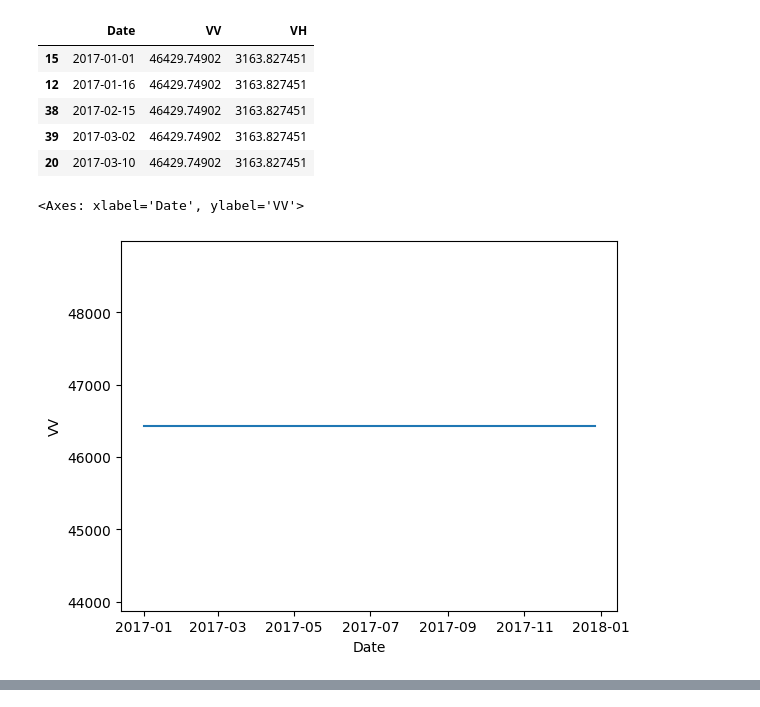
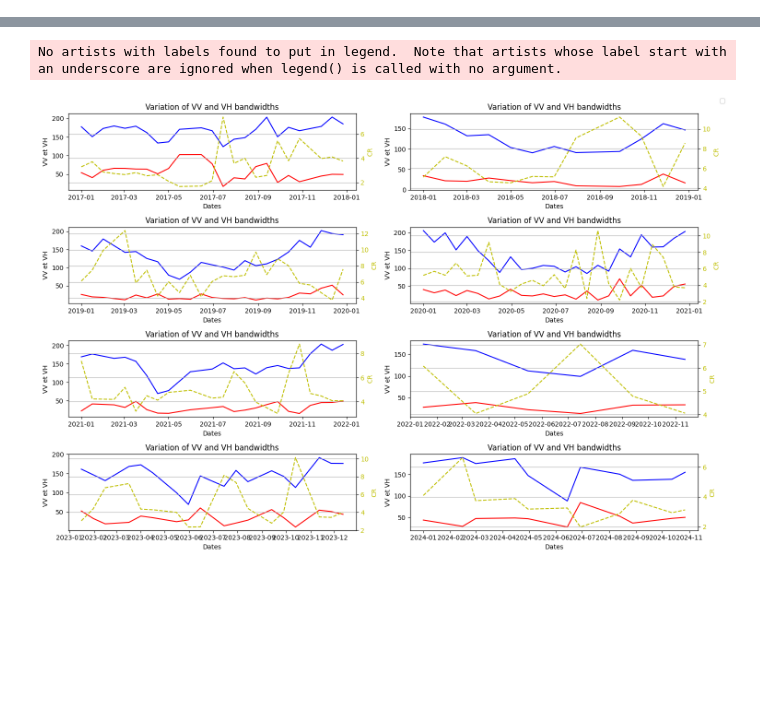
Before and after one commit to MathysVinatier/PMI_detection_TillageLabour, a Jupyter notebook: DetectingCrop/analysis_crop.ipynb, the cells around one changed output, grey strips where cells are left out. Saved outputs shown, nothing was run; the diff lists cells and outputs as text; code cells hidden in the pictures; blank space fills up the shorter version.

```diff
--- a/DetectingCrop/analysis_crop.ipynb
+++ b/DetectingCrop/analysis_crop.ipynb
@@ -15,16 +8,0 @@ files[:4]
-# %%
-df_beauvais = pd.DataFrame()
-format = '%d/%m/%y'
-
-dates = list()
-
-for f in files:
-    date        = "/".join(f.split("_")[:3])
-    date_format = datetime.datetime.strptime(date, format)
-    dates.append(date_format)
-
-df_beauvais["Date"] = dates
-df_beauvais = df_beauvais.drop_duplicates()
-df_beauvais = df_beauvais.sort_values("Date")
-
-df_beauvais.describe()
@@ -54,4 +9,3 @@ plt.colorbar(label="Intensity")
 # %%
 def get_density(image):
-    im_mean = image/255
-    return im_mean[im_mean!=0].sum()
+    return image[image!=0].mean()
@@ -81,9 +53,0 @@ df_beauvais["VH"] = density_vh_list
-# %%
-df_beauvais.head()
-# %% [output]
-|  | Date | VV | VH |
-| 15 | 2017-01-01 | 46429.74902 | 3163.827451 |
-| 12 | 2017-01-16 | 46429.74902 | 3163.827451 |
-| 38 | 2017-02-15 | 46429.74902 | 3163.827451 |
-| 39 | 2017-03-02 | 46429.74902 | 3163.827451 |
-| 20 | 2017-03-10 | 46429.74902 | 3163.827451 |
@@ -95,5 +53,0 @@ cols_vh = df_beauvais["VH"]
-# %%
-sns.lineplot(df_beauvais, x="Date", y="VV")
-# %% [output]
-<Axes: xlabel='Date', ylabel='VV'>
-[figure, removed]
@@ -99,0 +84,26 @@ sns.lineplot(df_beauvais, x="Date", y="VV")
+# %%
+fig, axes = plt.subplots(4, 2, figsize=(15, 10))
+df_beauvais2017 = make_df("../Sentinel1_Images_Beauvais/2017")
+df_beauvais2018 = make_df("../Sentinel1_Images_Beauvais/2018")
+df_beauvais2019 = make_df("../Sentinel1_Images_Beauvais/2019")
+df_beauvais2020 = make_df("../Sentinel1_Images_Beauvais/2020")
+df_beauvais2021 = make_df("../Sentinel1_Images_Beauvais/2021")
+df_beauvais2022 = make_df("../Sentinel1_Images_Beauvais/2022")
+df_beauvais2023 = make_df("../Sentinel1_Images_Beauvais/2023")
+df_beauvais2024 = make_df("../Sentinel1_Images_Beauvais/2024")
+
+dfs = [df_beauvais2017, df_beauvais2018, df_beauvais2019, df_beauvais2020, df_beauvais2021, df_beauvais2022, df_beauvais2023, df_beauvais2024]
+
+legend = True
+
+for ax, df_subset in zip(axes.ravel(), dfs):
+    if legend :
+        fig.legend()
+        legend = False
+
+    plot_evolution(df_subset, (fig, ax))
+
+
+plt.tight_layout()
+plt.show()
+# %% [output]
@@ -99,0 +111,2 @@ sns.lineplot(df_beauvais, x="Date", y="VV")
+No artists with labels found to put in legend.  Note that artists whose label start with an underscore are ignored when legend() is called with no argument.
+[figure, added]
```
Also changed, not shown: parts of 10 cells of this notebook.
